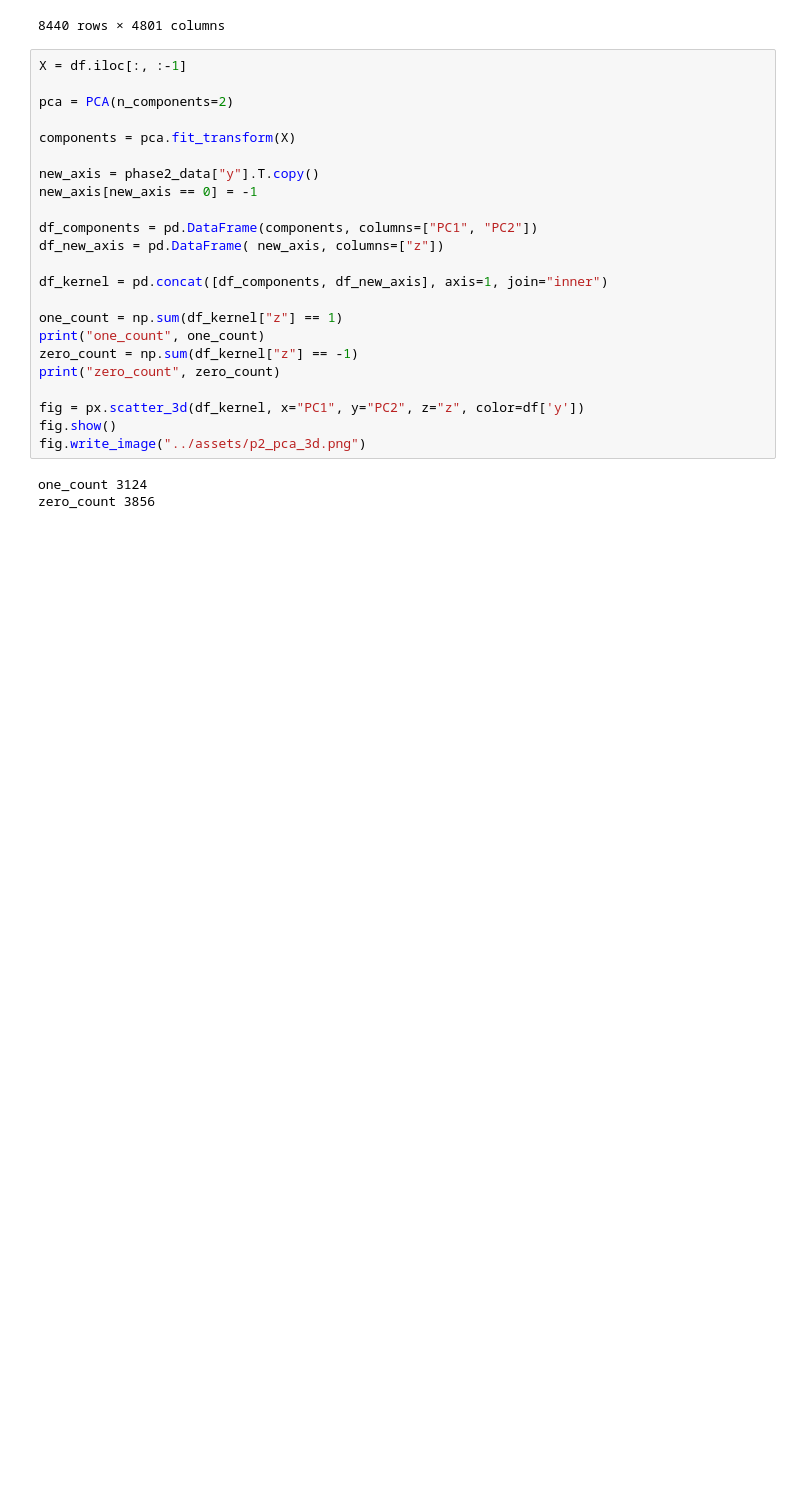
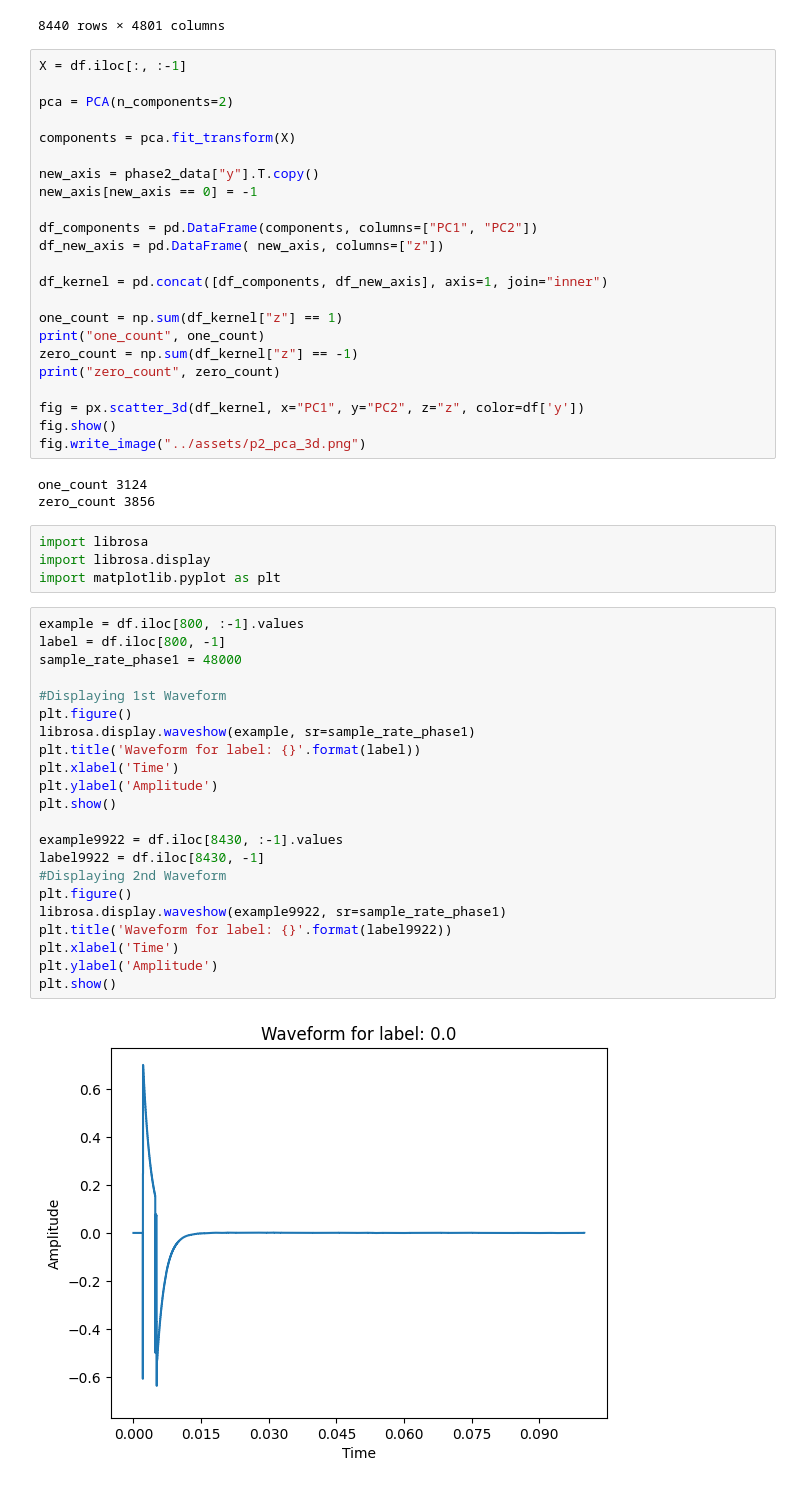
Before and after one commit to kanwarSINGH03/acoustic_signal_classification, a Jupyter notebook: analysis/phase2_analysis.ipynb, the cells around one changed output. Cells and saved outputs as stored; diff of their text form; blank space fills up the shorter version.

```diff
--- a/analysis/phase2_analysis.ipynb
+++ b/analysis/phase2_analysis.ipynb
@@ -60,3 +60,31 @@ fig.write_image("../assets/p2_pca_3d.png")
 # %% [output]
 one_count 3124
 zero_count 3856
+# %%
+import librosa
+import librosa.display
+import matplotlib.pyplot as plt
+# %%
+example = df.iloc[800, :-1].values
+label = df.iloc[800, -1]
+sample_rate_phase1 = 48000
+
+#Displaying 1st Waveform
+plt.figure()
+librosa.display.waveshow(example, sr=sample_rate_phase1)
+plt.title('Waveform for label: {}'.format(label))
+plt.xlabel('Time')
+plt.ylabel('Amplitude')
+plt.show()
+
+example9922 = df.iloc[8430, :-1].values
+label9922 = df.iloc[8430, -1]
+#Displaying 2nd Waveform
+plt.figure()
+librosa.display.waveshow(example9922, sr=sample_rate_phase1)
+plt.title('Waveform for label: {}'.format(label9922))
+plt.xlabel('Time')
+plt.ylabel('Amplitude')
+plt.show()
+# %% [output]
+[figure, added]
```
Also changed, not shown: parts of 4 cells of this notebook, 5 other files.
